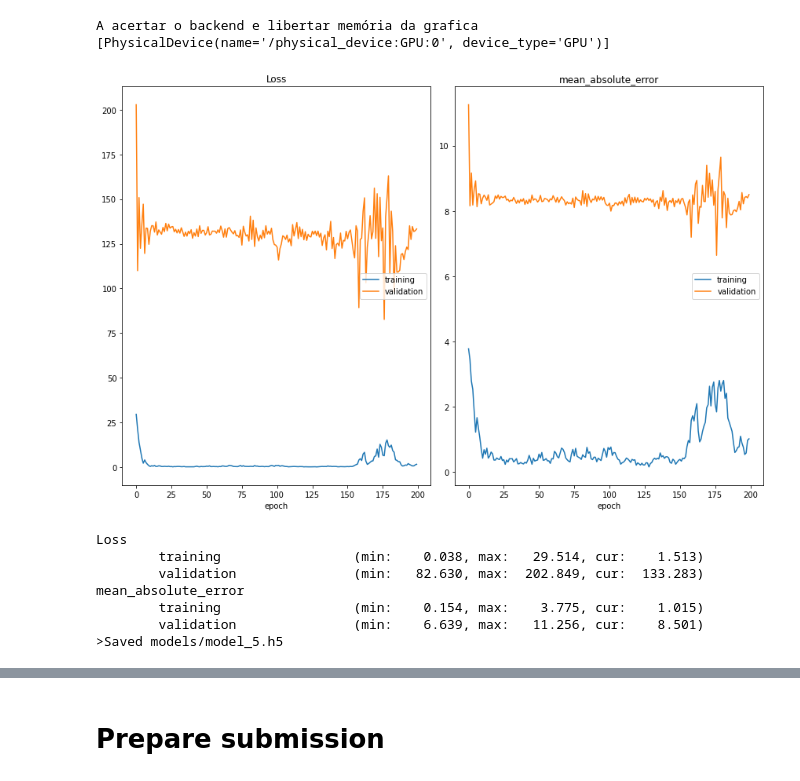
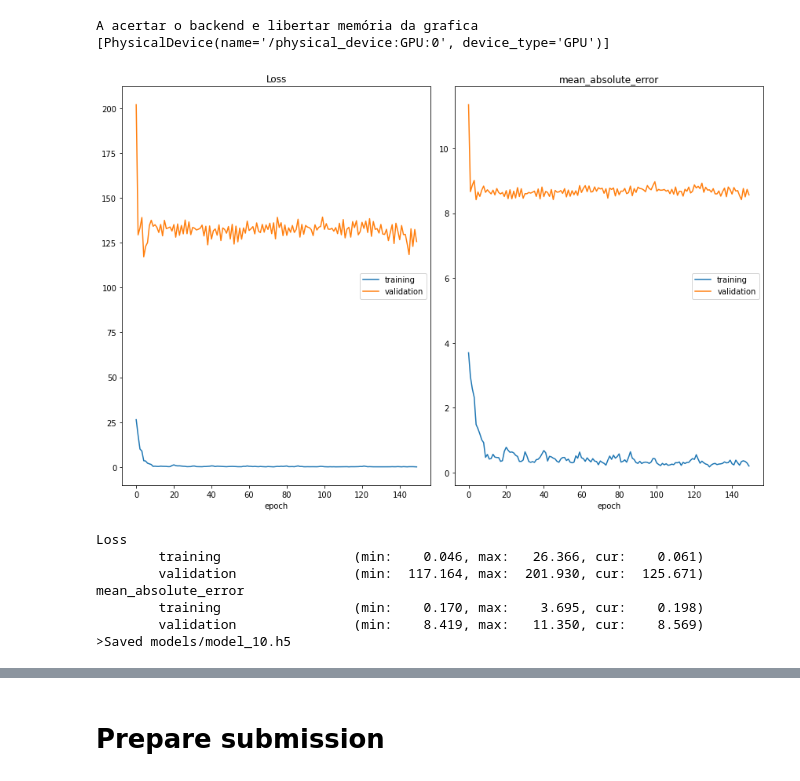
Before and after one commit to benjamimcoelho/AprendizagemProfunda, a Jupyter notebook: notebooks/ensembling.ipynb, the cells around one changed output, grey strips where cells are left out. Drawn from its saved outputs; the diff is of its cells as text; code cells hidden in the pictures.

```diff
--- a/notebooks/ensembling.ipynb
+++ b/notebooks/ensembling.ipynb
@@ -238,7 +238,7 @@ def fit_model(X_train, X_train2, Y_train, X_test, X_test2, Y_test):
 
     model.compile(optimizer='adam', loss='mean_squared_error', metrics='mean_absolute_error')
     # fit model
-    history = model.fit([X_train,X_train2], Y_train, epochs=200, batch_size=16, validation_data=([X_test,X_test2],Y_test), callbacks=[PlotLossesCallback()])
+    history = model.fit([X_train,X_train2], Y_train, epochs=150, batch_size=16, validation_data=([X_test,X_test2],Y_test), callbacks=[PlotLossesCallback()])
     return model
 # %%
 from sklearn.model_selection import train_test_split, LeaveOneOut
@@ -248,6 +248,7 @@ validation_indices = [0,   #13
                       4,   #15
                       23,  #18
                       21,  #21
+                      49,  #22
                       19,  #24
                       24,  #26
                       34,  #31
@@ -267,7 +268,6 @@ validation_indices = [0,   #13
                       87,  #79
                       72,  #72
                      ]
-
                       # indice do excel -1, idade
 ensemble_indices = [1,   #14
                     50, #20
@@ -317,29 +317,29 @@ else:
 # %%
 from pathlib import Path
 from tensorflow.keras import backend as K
 Path("/models").mkdir(parents=True, exist_ok=True)
 
 # fit and save models
-n_members = 5
+n_members = 10
 for i in range(n_members):
     # fit model
     set_keras_backend("tensorflow")
     model = fit_model(X_train, X_train2, Y_train, X_test, X_test2, Y_test)
     # save model
     filename = 'models/model_' + str(i + 1) + '.h5'
     model.save(filename)
     del model
     K.clear_session()
     print('>Saved %s' % filename)
 # %% [output]
-[figure, old version]
+[figure, new version]
 Loss
-        training                 (min:    0.038, max:   29.514, cur:    1.513)
-        validation               (min:   82.630, max:  202.849, cur:  133.283)
+        training                 (min:    0.046, max:   26.366, cur:    0.061)
+        validation               (min:  117.164, max:  201.930, cur:  125.671)
 mean_absolute_error
-        training                 (min:    0.154, max:    3.775, cur:    1.015)
-        validation               (min:    6.639, max:   11.256, cur:    8.501)
->Saved models/model_5.h5
+        training                 (min:    0.170, max:    3.695, cur:    0.198)
+        validation               (min:    8.419, max:   11.350, cur:    8.569)
+>Saved models/model_10.h5
 # %%
 from tensorflow.keras.models import load_model
 from tensorflow.keras.utils import plot_model
```
Also changed, not shown: parts of 2 cells of this notebook, 14 other files.
